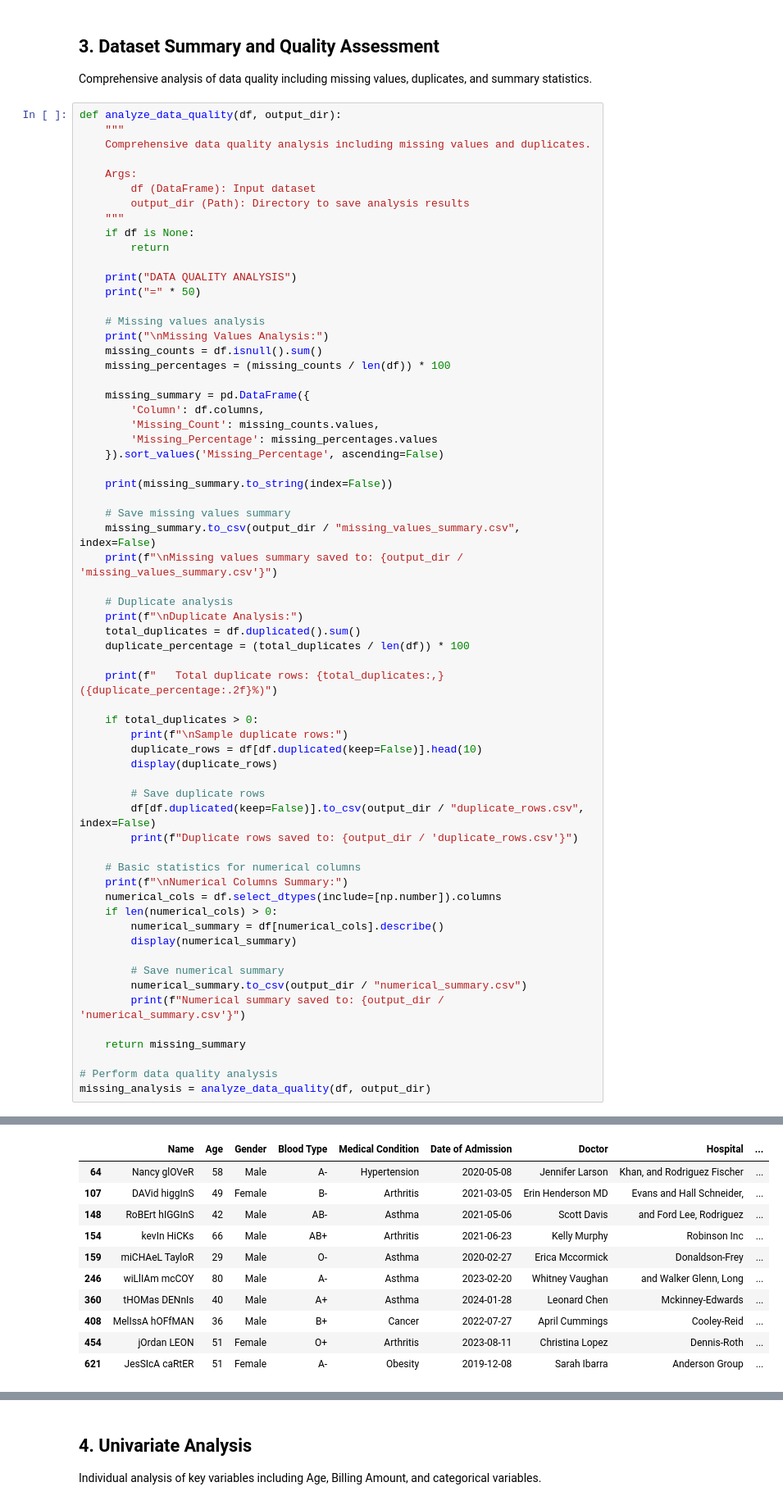
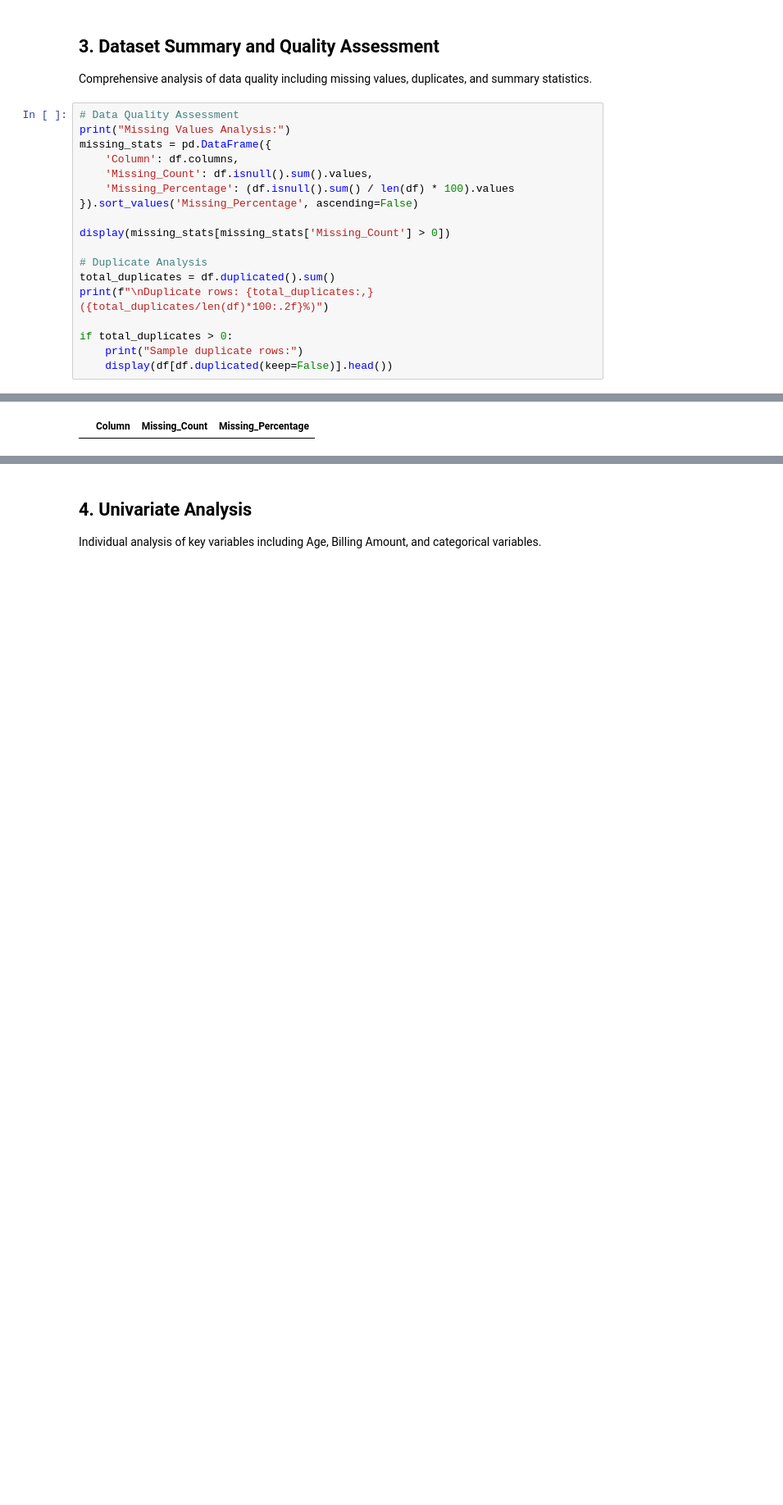
Before and after one commit to kxshrx/healix, a Jupyter notebook: notebooks-01/eda.ipynb, the cells around one changed output, grey strips where cells are left out. Shown at 82% size. Cells and saved outputs as stored; diff of their text form; blank space fills up the shorter version.

```diff
--- a/notebooks-01/eda.ipynb
+++ b/notebooks-01/eda.ipynb
@@ -173,66 +108,21 @@ Last 5 rows:
 
 Comprehensive analysis of data quality including missing values, duplicates, and summary statistics.
 # %%
-def analyze_data_quality(df, output_dir):
-    """
-    Comprehensive data quality analysis including missing values and duplicates.
+# Data Quality Assessment
+print("Missing Values Analysis:")
+missing_stats = pd.DataFrame({
+    'Column': df.columns,
+    'Missing_Count': df.isnull().sum().values,
+    'Missing_Percentage': (df.isnull().sum() / len(df) * 100).values
+}).sort_values('Missing_Percentage', ascending=False)
 
-    Args:
-        df (DataFrame): Input dataset
-        output_dir (Path): Directory to save analysis results
-    """
-    if df is None:
-        return
+display(missing_stats[missing_stats['Missing_Count'] > 0])
 
-    print("DATA QUALITY ANALYSIS")
-    print("=" * 50)
+# Duplicate Analysis
+total_duplicates = df.duplicated().sum()
+print(f"\nDuplicate rows: {total_duplicates:,} ({total_duplicates/len(df)*100:.2f}%)")
 
-    # Missing values analysis
-    print("\nMissing Values Analysis:")
-    missing_counts = df.isnull().sum()
-    missing_percentages = (missing_counts / len(df)) * 100
-
-    missing_summary = pd.DataFrame({
-        'Column': df.columns,
-        'Missing_Count': missing_counts.values,
-        'Missing_Percentage': missing_percentages.values
-    }).sort_values('Missing_Percentage', ascending=False)
-
-    print(missing_summary.to_string(index=False))
-
-    # Save missing values summary
-    missing_summary.to_csv(output_dir / "missing_values_summary.csv", index=False)
-    print(f"\nMissing values summary saved to: {output_dir / 'missing_values_summary.csv'}")
-
-    # Duplicate analysis
-    print(f"\nDuplicate Analysis:")
-    total_duplicates = df.duplicated().sum()
-    duplicate_percentage = (total_duplicates / len(df)) * 100
-
-    print(f"   Total duplicate rows: {total_duplicates:,} ({duplicate_percentage:.2f}%)")
-
-    if total_duplicates > 0:
-        print(f"\nSample duplicate rows:")
-        duplicate_rows = df[df.duplicated(keep=False)].head(10)
-        display(duplicate_rows)
-
-        # Save duplicate rows
-        df[df.duplicated(keep=False)].to_csv(output_dir / "duplicate_rows.csv", index=False)
-        print(f"Duplicate rows saved to: {output_dir / 'duplicate_rows.csv'}")
-
-    # Basic statistics for numerical columns
-    print(f"\nNumerical Columns Summary:")
-    numerical_cols = df.select_dtypes(include=[np.number]).columns
-    if len(numerical_cols) > 0:
-        numerical_summary = df[numerical_cols].describe()
-        display(numerical_summary)
-
-        # Save numerical summary
-        numerical_summary.to_csv(output_dir / "numerical_summary.csv")
-        print(f"Numerical summary saved to: {output_dir / 'numerical_summary.csv'}")
-
-    return missing_summary
-
-# Perform data quality analysis
-missing_analysis = analyze_data_quality(df, output_dir)
+if total_duplicates > 0:
+    print("Sample duplicate rows:")
+    display(df[df.duplicated(keep=False)].head())
 # %% [output]
@@ -256,11 +130 @@ Sample duplicate rows:
-|  | Name | Age | Gender | Blood Type | Medical Condition | Date of Admission | Doctor | Hospital | ... |
-| 64 | Nancy glOVeR | 58 | Male | A- | Hypertension | 2020-05-08 | Jennifer Larson | Khan, and Rodriguez Fischer | ... |
-| 107 | DAVid higgInS | 49 | Female | B- | Arthritis | 2021-03-05 | Erin Henderson MD | Evans and Hall Schneider, | ... |
-| 148 | RoBErt hIGGInS | 42 | Male | AB- | Asthma | 2021-05-06 | Scott Davis | and Ford Lee, Rodriguez | ... |
-| 154 | kevIn HiCKs | 66 | Male | AB+ | Arthritis | 2021-06-23 | Kelly Murphy | Robinson Inc | ... |
-| 159 | miCHAeL TayloR | 29 | Male | O- | Asthma | 2020-02-27 | Erica Mccormick | Donaldson-Frey | ... |
-| 246 | wiLlIAm mcCOY | 80 | Male | A- | Asthma | 2023-02-20 | Whitney Vaughan | and Walker Glenn, Long | ... |
-| 360 | tHOMas DENnIs | 40 | Male | A+ | Asthma | 2024-01-28 | Leonard Chen | Mckinney-Edwards | ... |
-| 408 | MelIssA hOFfMAN | 36 | Male | B+ | Cancer | 2022-07-27 | April Cummings | Cooley-Reid | ... |
-| 454 | jOrdan LEON | 51 | Female | O+ | Arthritis | 2023-08-11 | Christina Lopez | Dennis-Roth | ... |
-| 621 | JesSIcA caRtER | 51 | Female | A- | Obesity | 2019-12-08 | Sarah Ibarra | Anderson Group | ... |
+|  | Column | Missing_Count | Missing_Percentage |
```
Also changed, not shown: parts of 18 cells of this notebook, 12 other files.
